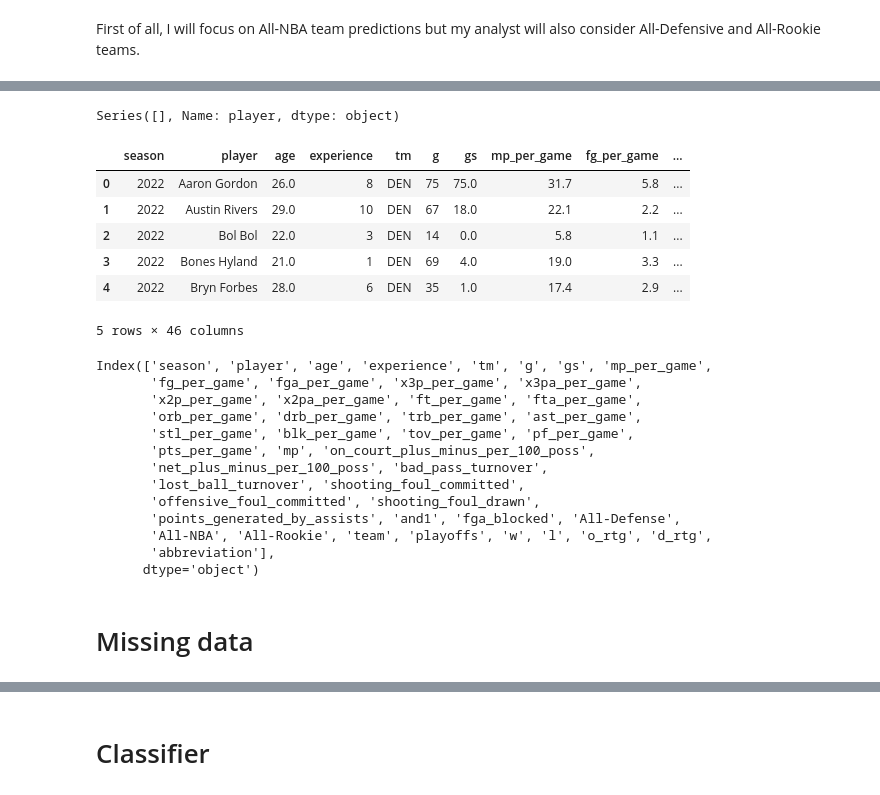
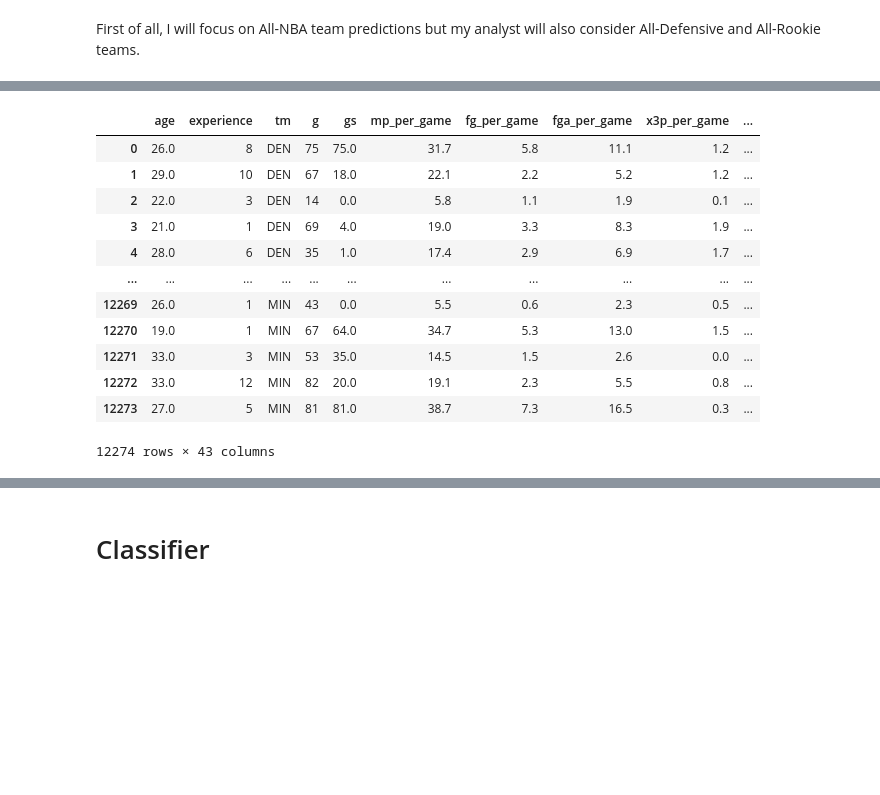
Before and after one commit to championble3/Portfolio-, a Jupyter notebook: nba_project_nn.ipynb, the cells around one changed output, grey strips where cells are left out. Cells and saved outputs as stored; diff of their text form; code cells hidden in the pictures; blank space fills up the shorter version.

```diff
--- a/nba_project_nn.ipynb
+++ b/nba_project_nn.ipynb
@@ -221,5 +10,0 @@ basketballers = pd.merge(player_info,end_of_season_teams[['season','player','All
-# %%
-# With this knowledge we can check if there is a player who had won every award in one year
-basketballers[(basketballers['All-NBA']==1) & (basketballers['All-Defense']==1)&(basketballers['All-Rookie']==1)]['player']
-# %% [output]
-Series([], Name: player, dtype: object)
@@ -228,27 +11,18 @@ nba_data = pd.merge(basketballers,team_summaries,how='inner',left_on=['season','
-# %%
-# columns now might be duplicated so I will drop them
-nba_data.head()
-# %% [output]
-|  | season | player | age | experience | tm | g | gs | mp_per_game | fg_per_game | ... |
-| 0 | 2022 | Aaron Gordon | 26.0 | 8 | DEN | 75 | 75.0 | 31.7 | 5.8 | ... |
-| 1 | 2022 | Austin Rivers | 29.0 | 10 | DEN | 67 | 18.0 | 22.1 | 2.2 | ... |
-| 2 | 2022 | Bol Bol | 22.0 | 3 | DEN | 14 | 0.0 | 5.8 | 1.1 | ... |
-| 3 | 2022 | Bones Hyland | 21.0 | 1 | DEN | 69 | 4.0 | 19.0 | 3.3 | ... |
-| 4 | 2022 | Bryn Forbes | 28.0 | 6 | DEN | 35 | 1.0 | 17.4 | 2.9 | ... |
-5 rows × 46 columns
+# %%
+nba_data = pd.read_csv(r'C:\Users\tomai\PROJECTS\Portfolio-\nba_data.csv').drop('Unnamed: 0',axis=1)
 # %%
-nba_data.columns
+nba_data
 # %% [output]
+|  | age | experience | tm | g | gs | mp_per_game | fg_per_game | fga_per_game | x3p_per_game | ... |
+| 0 | 26.0 | 8 | DEN | 75 | 75.0 | 31.7 | 5.8 | 11.1 | 1.2 | ... |
+| 1 | 29.0 | 10 | DEN | 67 | 18.0 | 22.1 | 2.2 | 5.2 | 1.2 | ... |
+| 2 | 22.0 | 3 | DEN | 14 | 0.0 | 5.8 | 1.1 | 1.9 | 0.1 | ... |
+| 3 | 21.0 | 1 | DEN | 69 | 4.0 | 19.0 | 3.3 | 8.3 | 1.9 | ... |
+| 4 | 28.0 | 6 | DEN | 35 | 1.0 | 17.4 | 2.9 | 6.9 | 1.7 | ... |
+| ... | ... | ... | ... | ... | ... | ... | ... | ... | ... | ... |
+| 12269 | 26.0 | 1 | MIN | 43 | 0.0 | 5.5 | 0.6 | 2.3 | 0.5 | ... |
+| 12270 | 19.0 | 1 | MIN | 67 | 64.0 | 34.7 | 5.3 | 13.0 | 1.5 | ... |
+| 12271 | 33.0 | 3 | MIN | 53 | 35.0 | 14.5 | 1.5 | 2.6 | 0.0 | ... |
+| 12272 | 33.0 | 12 | MIN | 82 | 20.0 | 19.1 | 2.3 | 5.5 | 0.8 | ... |
+| 12273 | 27.0 | 5 | MIN | 81 | 81.0 | 38.7 | 7.3 | 16.5 | 0.3 | ... |
-Index(['season', 'player', 'age', 'experience', 'tm', 'g', 'gs', 'mp_per_game',
-       'fg_per_game', 'fga_per_game', 'x3p_per_game', 'x3pa_per_game',
-       'x2p_per_game', 'x2pa_per_game', 'ft_per_game', 'fta_per_game',
-       'orb_per_game', 'drb_per_game', 'trb_per_game', 'ast_per_game',
-       'stl_per_game', 'blk_per_game', 'tov_per_game', 'pf_per_game',
-       'pts_per_game', 'mp', 'on_court_plus_minus_per_100_poss',
-       'net_plus_minus_per_100_poss', 'bad_pass_turnover',
-       'lost_ball_turnover', 'shooting_foul_committed',
-       'offensive_foul_committed', 'shooting_foul_drawn',
-       'points_generated_by_assists', 'and1', 'fga_blocked', 'All-Defense',
-       'All-NBA', 'All-Rookie', 'team', 'playoffs', 'w', 'l', 'o_rtg', 'd_rtg',
-       'abbreviation'],
-      dtype='object')
+12274 rows × 43 columns
@@ -257,2 +28,0 @@ nba_data = nba_data.drop(['abbreviation','team'],axis=1)
-# %% [markdown]
-# Missing data
```
Also changed, not shown: parts of 47 cells of this notebook, 3 other files.
